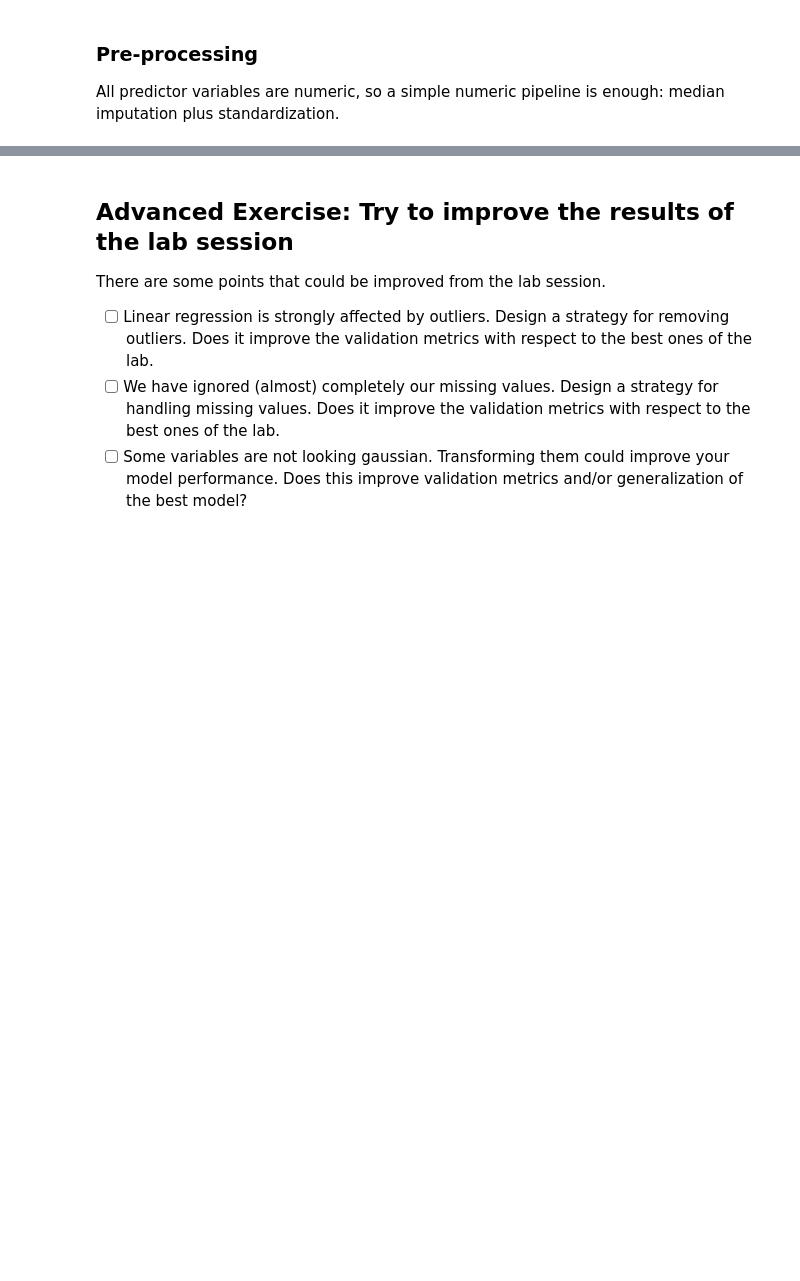
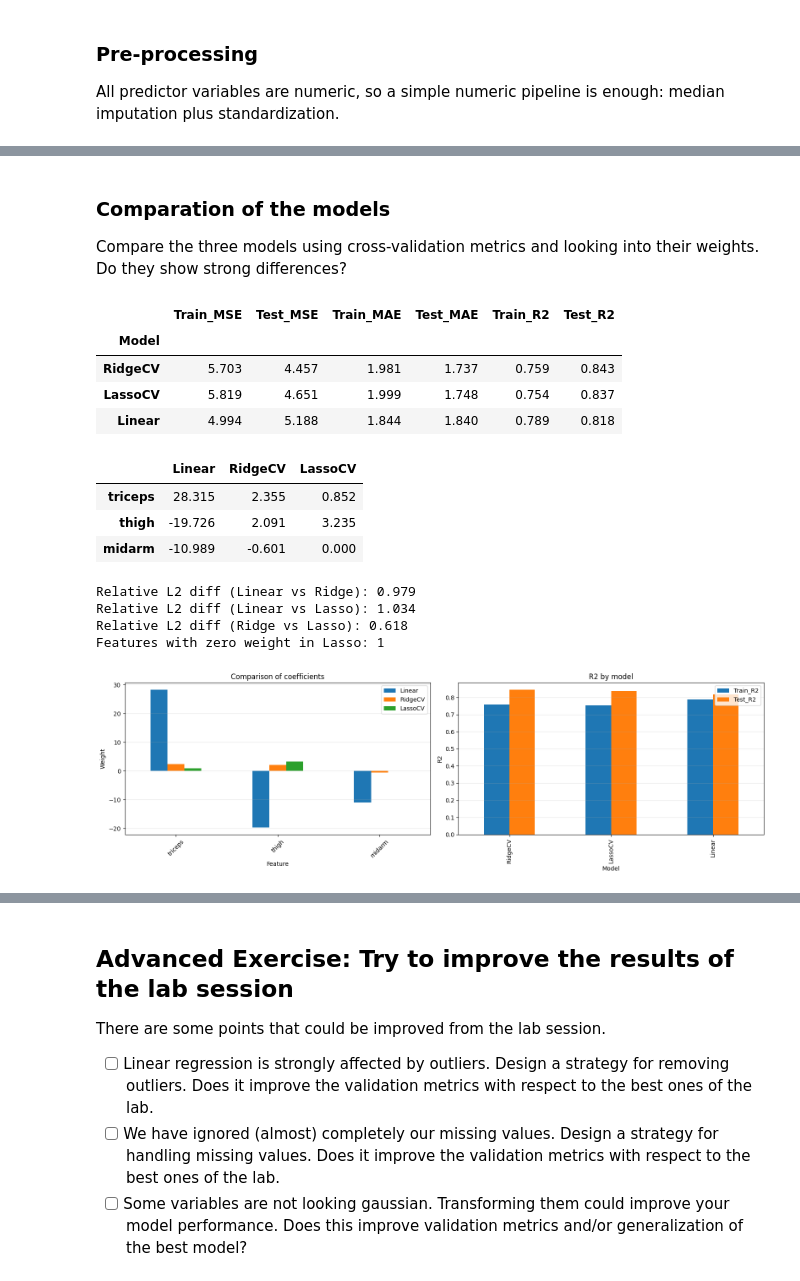
Before and after one commit to PabloRodriguezElvira/Lab_ML, a Jupyter notebook: Lab3/ml03-exercise.ipynb, the cells around one changed output, grey strips where cells are left out. Drawn from its saved outputs; the diff is of its cells as text; code cells hidden in the pictures; blank space fills up the shorter version.

```diff
--- a/Lab3/ml03-exercise.ipynb
+++ b/Lab3/ml03-exercise.ipynb
@@ -105,0 +302,76 @@ display(X_train_processed.describe())
+# %% [markdown]
+### Comparation of the models
+Compare the three models using cross-validation metrics and looking into their weights. Do they show strong differences?
+# %%
+from sklearn.metrics import mean_squared_error, mean_absolute_error, r2_score
+
+models = {
+    'Linear': lr,
+    'RidgeCV': ridge_cv,
+    'LassoCV': lasso_cv
+}
+
+rows = []
+for name, model in models.items():
+    y_tr = model.predict(X_train_processed)
+    y_te = model.predict(X_test_processed)
+    rows.append({
+        'Model': name,
+        'Train_MSE': mean_squared_error(y_train, y_tr),
+        'Test_MSE': mean_squared_error(y_test, y_te),
+        'Train_MAE': mean_absolute_error(y_train, y_tr),
+        'Test_MAE': mean_absolute_error(y_test, y_te),
+        'Train_R2': r2_score(y_train, y_tr),
+        'Test_R2': r2_score(y_test, y_te)
+    })
+
+metrics_df = pd.DataFrame(rows).set_index('Model').sort_values('Test_MSE')
+display(metrics_df.round(4))
+
+coef_df = pd.DataFrame({
+    'Linear': lr.coef_,
+    'RidgeCV': ridge_cv.coef_,
+    'LassoCV': lasso_cv.coef_
+}, index=X_train.columns)
+display(coef_df.round(4))
+
+coef_norms = coef_df.apply(lambda c: np.linalg.norm(c), axis=0)
+d_lr_ridge = np.linalg.norm(coef_df['Linear'] - coef_df['RidgeCV']) / (coef_norms['Linear'] + 1e-12)
+d_lr_lasso = np.linalg.norm(coef_df['Linear'] - coef_df['LassoCV']) / (coef_norms['Linear'] + 1e-12)
+d_ridge_lasso = np.linalg.norm(coef_df['RidgeCV'] - coef_df['LassoCV']) / (coef_norms['RidgeCV'] + 1e-12)
+
+print(f'Relative L2 diff (Linear vs Ridge): {d_lr_ridge:.3f}')
+print(f'Relative L2 diff (Linear vs Lasso): {d_lr_lasso:.3f}')
+print(f'Relative L2 diff (Ridge vs Lasso): {d_ridge_lasso:.3f}')
+print(f'Features with zero weight in Lasso: {(coef_df["LassoCV"] == 0).sum()}')
+
+fig, axes = plt.subplots(1, 2, figsize=(16, 5))
+coef_df.plot(kind='bar', ax=axes[0])
+axes[0].set_title('Comparison of coefficients')
+axes[0].set_xlabel('Feature')
+axes[0].set_ylabel('Weight')
+axes[0].tick_params(axis='x', rotation=45)
+axes[0].grid(axis='y', alpha=0.3)
+
+metrics_df[['Train_R2', 'Test_R2']].plot(kind='bar', ax=axes[1])
+axes[1].set_title('R2 by model')
+axes[1].set_ylabel('R2')
+axes[1].grid(axis='y', alpha=0.3)
+
+plt.tight_layout()
+plt.show()
+# %% [output]
+|  | Train_MSE | Test_MSE | Train_MAE | Test_MAE | Train_R2 | Test_R2 |
+| Model |  |  |  |  |  |  |
+| RidgeCV | 5.703 | 4.457 | 1.981 | 1.737 | 0.759 | 0.843 |
+| LassoCV | 5.819 | 4.651 | 1.999 | 1.748 | 0.754 | 0.837 |
+| Linear | 4.994 | 5.188 | 1.844 | 1.840 | 0.789 | 0.818 |
+|  | Linear | RidgeCV | LassoCV |
+| triceps | 28.315 | 2.355 | 0.852 |
+| thigh | -19.726 | 2.091 | 3.235 |
+| midarm | -10.989 | -0.601 | 0.000 |
+Relative L2 diff (Linear vs Ridge): 0.979
+Relative L2 diff (Linear vs Lasso): 1.034
+Relative L2 diff (Ridge vs Lasso): 0.618
+Features with zero weight in Lasso: 1
+[figure, added]
```
Also changed, not shown: parts of 19 cells of this notebook, 1 other file.
